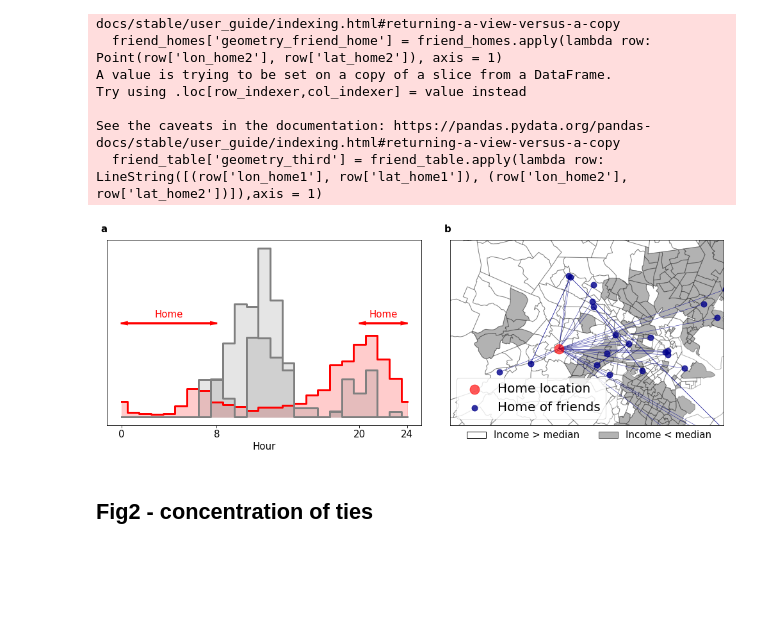
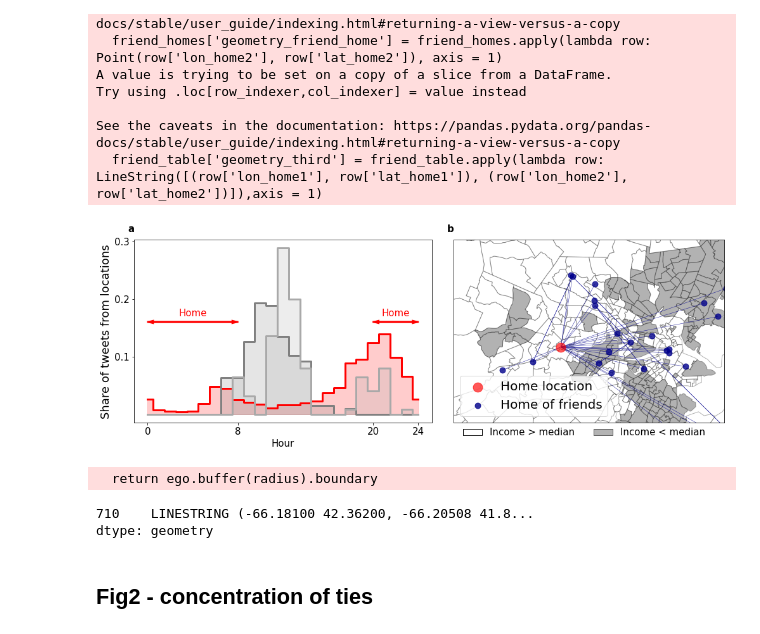
Before and after one commit to sandorjuhasz/ties-around-home, a Jupyter notebook: scripts/visuals.ipynb, the cells around one changed output. Drawn from its saved outputs; the diff is of its cells as text; code cells hidden in the pictures; blank space fills up the shorter version.

```diff
--- a/scripts/visuals.ipynb
+++ b/scripts/visuals.ipynb
@@ -221,7 +222,7 @@ fig, ax = plt.subplots(1, 2, figsize = (14, 5), constrained_layout=True)
 plt.rcParams['font.size']=15
 
 # timeline histograms
-for c,hatch,color in zip([0,1,2],['x','o','//'],["red","grey","grey"]):
+for c,hatch,color in zip([0,1,2],['x','o','//'],["red","grey","darkgrey"]):
     ax[0].plot(*weekday_profiles[c], color=color, lw=3)
     ax[0].fill_between(*weekday_profiles[c],color=color, label=r'Location '+str(c+1)+' timeline', alpha=0.2)
 # Timeline of home location / Timeline of other locations
@@ -231,7 +232,10 @@ ax[0].set_xlabel('Hour', size=15)
 # home delimiters
 ax[0].tick_params(axis='x', which='major', labelsize=15)
 ax[0].xaxis.set_ticks([0,8,20,24])
-ax[0].yaxis.set_ticks([])
+
+# y axis setting
+ax[0].yaxis.set_ticks([0.1, 0.2, 0.3])
+ax[0].set_ylabel('Share of tweets from locations', size=18)
 
 # mark home time span
 ax[0].arrow(0,0.16,8,0,lw=2,color='red', head_length = 0.5, head_width = 0.005, length_includes_head = True)
@@ -261,32 +265,45 @@ friend_homes.plot(ax=ax[1], color='darkblue', markersize=80, alpha=0.8, label =
 # ax[0].set_xlim(min(friend_homes['lon_home2'])-0.025, max(friend_homes['lon_home2'])+0.025)
 # ax[0].set_ylim(min(friend_homes['lat_home2'])-0.025, max(friend_homes['lat_home2'])+0.025)
 ax[1].set_xlim(-71.3, -71.00)
 ax[1].set_ylim(42.3, 42.45)
 # ax[0].set_title("From HIGH icome area", size=18)
 
 # legend
 ax[1].legend(loc='lower left', fontsize=20, frameon=True)
 
 #ax[1].set_axis_off()
 ax[1].xaxis.set_ticks([])
 ax[1].yaxis.set_ticks([])
 
+# add scale
+# ax[1].add_artist(ScaleBar(1, pad=0.5))
+
 
 
 # map legend
 custom_lines = [Patch(facecolor='white', edgecolor='black'), Patch(facecolor='grey', edgecolor='black', alpha=0.6)]
 labels = ['Income > median', 'Income < median']
 
 
 plt.figlegend(custom_lines, labels, loc='lower right',
     bbox_to_anchor=(0.9625, 0.02),
     ncol=2, frameon=False, fontsize=15)
 
 # subplot title
 for a, label in zip(ax, ['A','B','C','D','E','F','G','H']):
-    a.annotate(label.lower(), xy=(0,1), xycoords='axes fraction', xytext=(-10,12.5),textcoords='offset pixels', weight='bold')
+    a.annotate(label.lower(), xy=(0,1), xycoords='axes fraction', xytext=(-10,12.5), textcoords='offset pixels', weight='bold')
 
 # plt.savefig('../fig/mf1.png',density=300,bbox_inches='tight')
 plt.show()
 # %% [output]
-[figure, old version]
+[figure, new version]
+# %%
+# function to get concentric circles around points
+def circle (ego, radius):
+    return ego.buffer(radius).boundary
+
+circle(point_home, 5)
+# %% [output]
+  return ego.buffer(radius).boundary
+710    LINESTRING (-66.18100 42.36200, -66.20508 41.8...
+dtype: geometry
```
Also changed, not shown: parts of 3 cells of this notebook.
